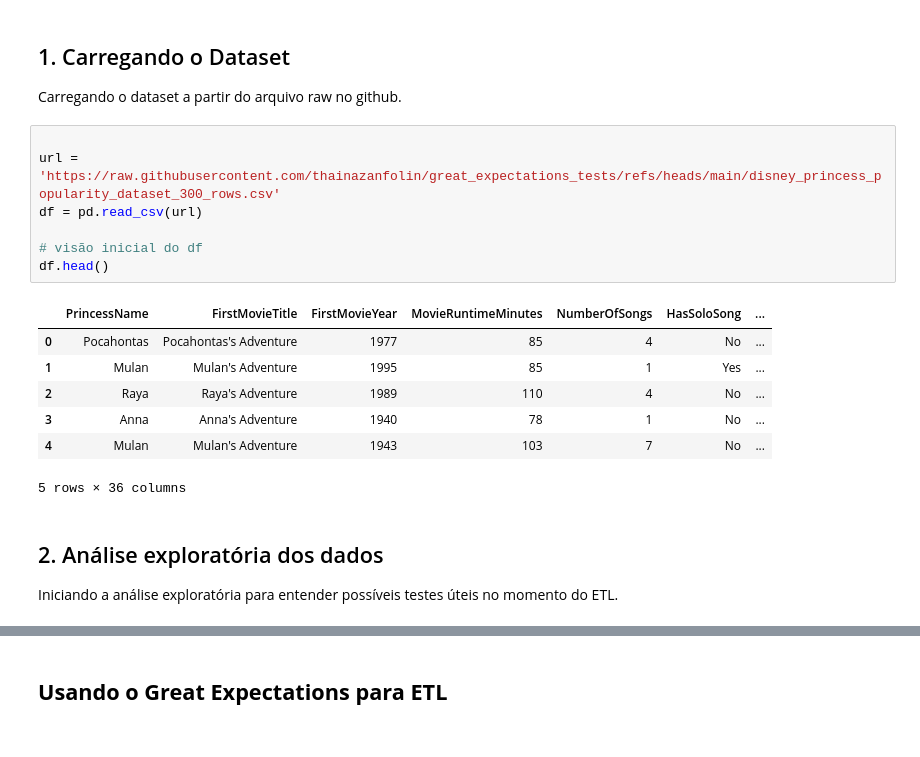
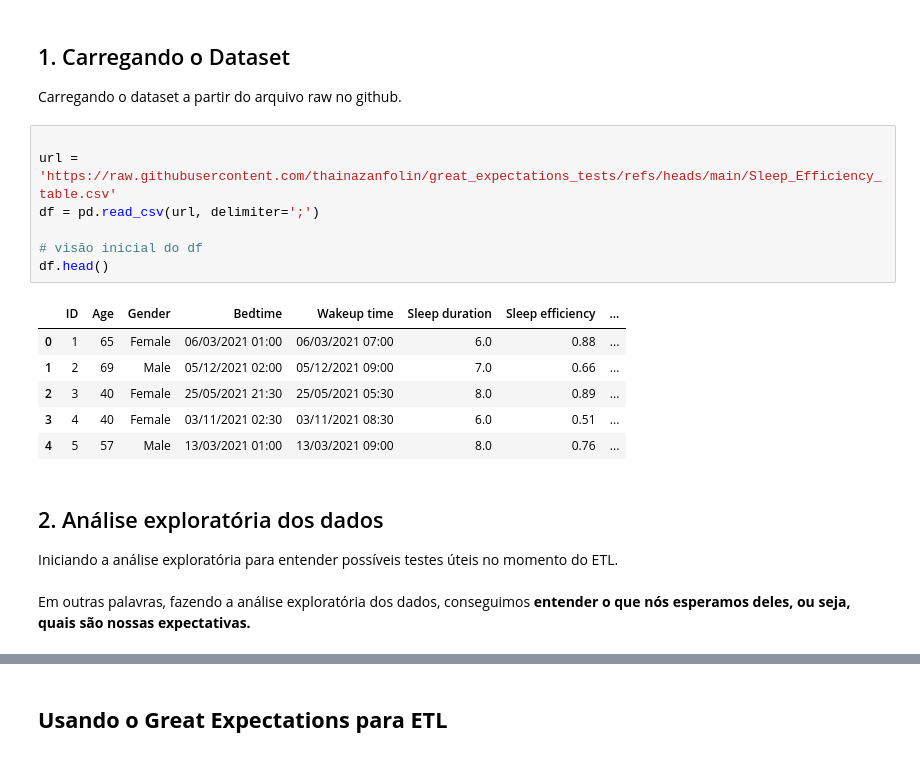
Before and after one commit to thainazanfolin/great_expectations_tests, a Jupyter notebook: great_expectations.ipynb, the cells around one changed output, grey strips where cells are left out. Saved outputs shown, nothing was run; the diff lists cells and outputs as text.

```diff
--- a/great_expectations.ipynb
+++ b/great_expectations.ipynb
@@ -33,22 +22,22 @@ import great_expectations as ge
 Carregando o dataset a partir do arquivo raw no github.
 # %%
 
-url = 'https://raw.githubusercontent.com/thainazanfolin/great_expectations_tests/refs/heads/main/disney_princess_popularity_dataset_300_rows.csv'
-df = pd.read_csv(url)
+url = 'https://raw.githubusercontent.com/thainazanfolin/great_expectations_tests/refs/heads/main/Sleep_Efficiency_table.csv'
+df = pd.read_csv(url, delimiter=';')
 
 # visão inicial do df
 df.head()
 # %% [output]
-|  | PrincessName | FirstMovieTitle | FirstMovieYear | MovieRuntimeMinutes | NumberOfSongs | HasSoloSong | ... |
-| 0 | Pocahontas | Pocahontas's Adventure | 1977 | 85 | 4 | No | ... |
-| 1 | Mulan | Mulan's Adventure | 1995 | 85 | 1 | Yes | ... |
-| 2 | Raya | Raya's Adventure | 1989 | 110 | 4 | No | ... |
-| 3 | Anna | Anna's Adventure | 1940 | 78 | 1 | No | ... |
-| 4 | Mulan | Mulan's Adventure | 1943 | 103 | 7 | No | ... |
+|  | ID | Age | Gender | Bedtime | Wakeup time | Sleep duration | Sleep efficiency | ... |
+| 0 | 1 | 65 | Female | 06/03/2021 01:00 | 06/03/2021 07:00 | 6.0 | 0.88 | ... |
+| 1 | 2 | 69 | Male | 05/12/2021 02:00 | 05/12/2021 09:00 | 7.0 | 0.66 | ... |
+| 2 | 3 | 40 | Female | 25/05/2021 21:30 | 25/05/2021 05:30 | 8.0 | 0.89 | ... |
+| 3 | 4 | 40 | Female | 03/11/2021 02:30 | 03/11/2021 08:30 | 6.0 | 0.51 | ... |
+| 4 | 5 | 57 | Male | 13/03/2021 01:00 | 13/03/2021 09:00 | 8.0 | 0.76 | ... |
-5 rows × 36 columns
 # %% [markdown]
 ## 2. Análise exploratória dos dados
-Iniciando a análise exploratória para entender possíveis testes úteis no momento do ETL.
+Iniciando a análise exploratória para entender possíveis testes úteis no momento do ETL.  <br><br>
+Em outras palavras, fazendo a análise exploratória dos dados, conseguimos **entender o que nós esperamos deles, ou seja, quais são nossas expectativas.**
 # %%
 # número de linhas e colunas
 print(f"\nLinhas e colunas: {df.shape[0]} linhas e {df.shape[1]} colunas")
```
Also changed, not shown: parts of 13 cells of this notebook.
